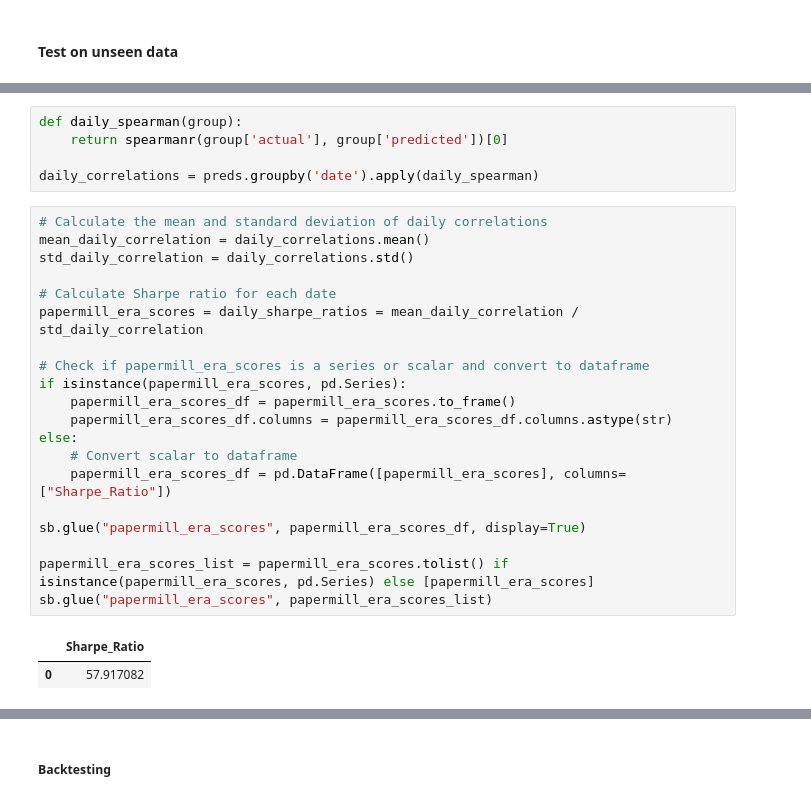
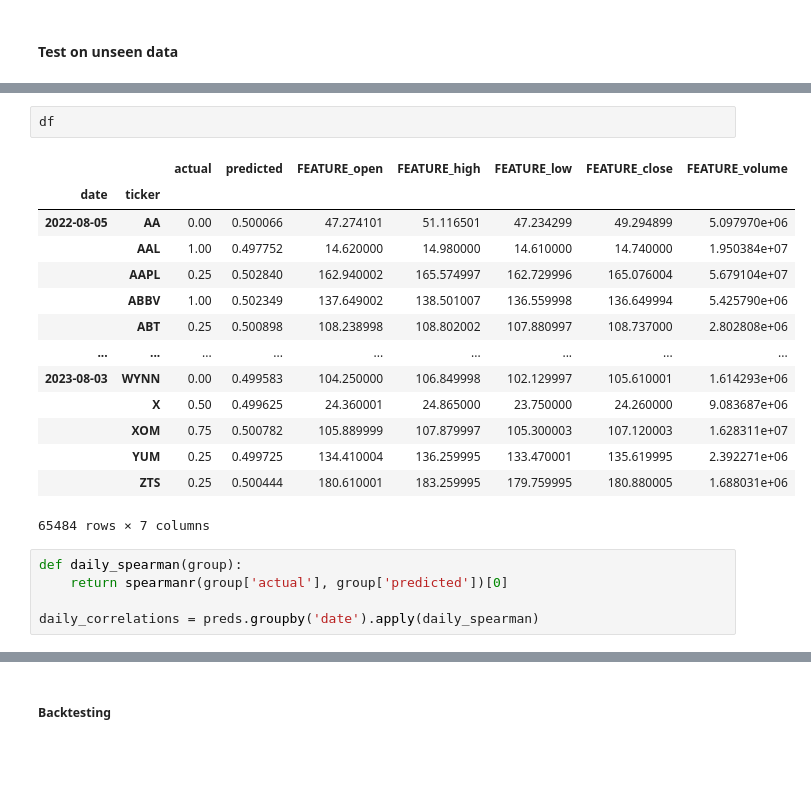
Before and after one commit to skhan61/QuantProject, a Jupyter notebook: 08_strategy_building_and_backtesting.ipynb, the cells around one changed output, grey strips where cells are left out. Saved outputs shown, nothing was run; the diff lists cells and outputs as text; blank space fills up the shorter version.

```diff
--- a/08_strategy_building_and_backtesting.ipynb
+++ b/08_strategy_building_and_backtesting.ipynb
@@ -165,28 +149,22 @@ preds
+# %%
+df
+# %% [output]
+|  |  | actual | predicted | FEATURE_open | FEATURE_high | FEATURE_low | FEATURE_close | FEATURE_volume |
+| date | ticker |  |  |  |  |  |  |  |
+| 2022-08-05 | AA | 0.00 | 0.500066 | 47.274101 | 51.116501 | 47.234299 | 49.294899 | 5.097970e+06 |
+|  | AAL | 1.00 | 0.497752 | 14.620000 | 14.980000 | 14.610000 | 14.740000 | 1.950384e+07 |
+|  | AAPL | 0.25 | 0.502840 | 162.940002 | 165.574997 | 162.729996 | 165.076004 | 5.679104e+07 |
+|  | ABBV | 1.00 | 0.502349 | 137.649002 | 138.501007 | 136.559998 | 136.649994 | 5.425790e+06 |
+|  | ABT | 0.25 | 0.500898 | 108.238998 | 108.802002 | 107.880997 | 108.737000 | 2.802808e+06 |
+| ... | ... | ... | ... | ... | ... | ... | ... | ... |
+| 2023-08-03 | WYNN | 0.00 | 0.499583 | 104.250000 | 106.849998 | 102.129997 | 105.610001 | 1.614293e+06 |
+|  | X | 0.50 | 0.499625 | 24.360001 | 24.865000 | 23.750000 | 24.260000 | 9.083687e+06 |
+|  | XOM | 0.75 | 0.500782 | 105.889999 | 107.879997 | 105.300003 | 107.120003 | 1.628311e+07 |
+|  | YUM | 0.25 | 0.499725 | 134.410004 | 136.259995 | 133.470001 | 135.619995 | 2.392271e+06 |
+|  | ZTS | 0.25 | 0.500444 | 180.610001 | 183.259995 | 179.759995 | 180.880005 | 1.688031e+06 |
+65484 rows × 7 columns
 # %%
 def daily_spearman(group):
     return spearmanr(group['actual'], group['predicted'])[0]
 
 daily_correlations = preds.groupby('date').apply(daily_spearman)
-# %%
-# Calculate the mean and standard deviation of daily correlations
-mean_daily_correlation = daily_correlations.mean()
-std_daily_correlation = daily_correlations.std()
-
-# Calculate Sharpe ratio for each date
-papermill_era_scores = daily_sharpe_ratios = mean_daily_correlation / std_daily_correlation
-
-# Check if papermill_era_scores is a series or scalar and convert to dataframe
-if isinstance(papermill_era_scores, pd.Series):
-    papermill_era_scores_df = papermill_era_scores.to_frame()
-    papermill_era_scores_df.columns = papermill_era_scores_df.columns.astype(str)
-else:
-    # Convert scalar to dataframe
-    papermill_era_scores_df = pd.DataFrame([papermill_era_scores], columns=["Sharpe_Ratio"])
-
-sb.glue("papermill_era_scores", papermill_era_scores_df, display=True)
-
-papermill_era_scores_list = papermill_era_scores.tolist() if isinstance(papermill_era_scores, pd.Series) else [papermill_era_scores]
-sb.glue("papermill_era_scores", papermill_era_scores_list)
-# %% [output]
-|  | Sharpe_Ratio |
-| 0 | 57.917082 |
```
Also changed, not shown: parts of 16 cells of this notebook, 2 other files.
